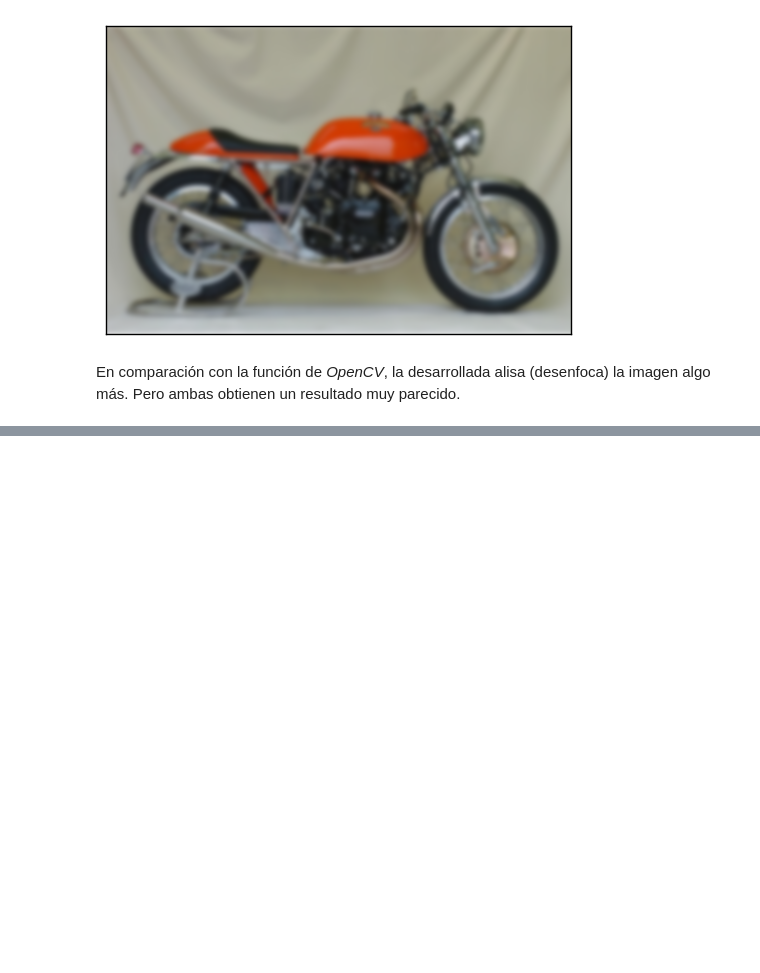
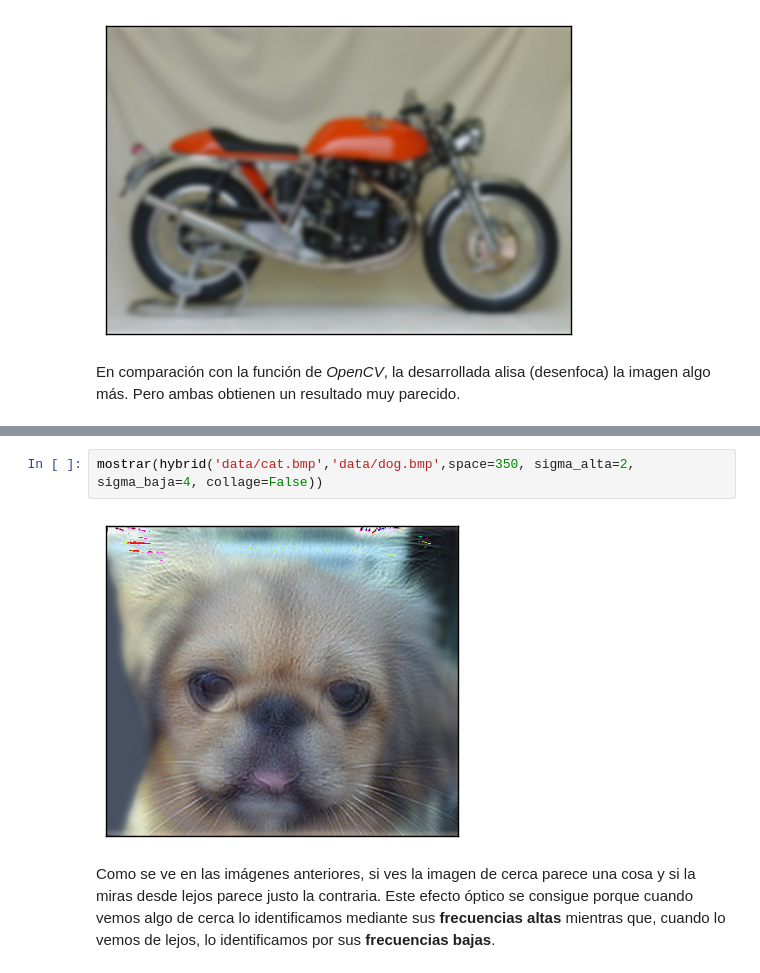
Before and after one commit to mgmacias95/Vision-por-Computador, a Jupyter notebook: P1/Visión por Computador - Práctica 1.ipynb, the cells around one changed output, grey strips where cells are left out. Drawn from its saved outputs; the diff is of its cells as text; blank space fills up the shorter version.

```diff
--- a/P1/Visión por Computador - Práctica 1.ipynb
+++ b/P1/Visión por Computador - Práctica 1.ipynb
@@ -304,0 +351,6 @@ En comparación con la función de _OpenCV_, la desarrollada alisa (desenfoca) l
+# %%
+mostrar(hybrid('data/cat.bmp','data/dog.bmp',space=350, sigma_alta=2, sigma_baja=4, collage=False))
+# %% [output]
+[figure, added]
+# %% [markdown]
+Como se ve en las imágenes anteriores, si ves la imagen de cerca parece una cosa y si la miras desde lejos parece justo la contraria. Este efecto óptico se consigue porque cuando vemos algo de cerca lo identificamos mediante sus __frecuencias altas__ mientras que, cuando lo vemos de lejos, lo identificamos por sus __frecuencias bajas__.
```
Also changed, not shown: parts of 3 cells of this notebook, 3 other files.
